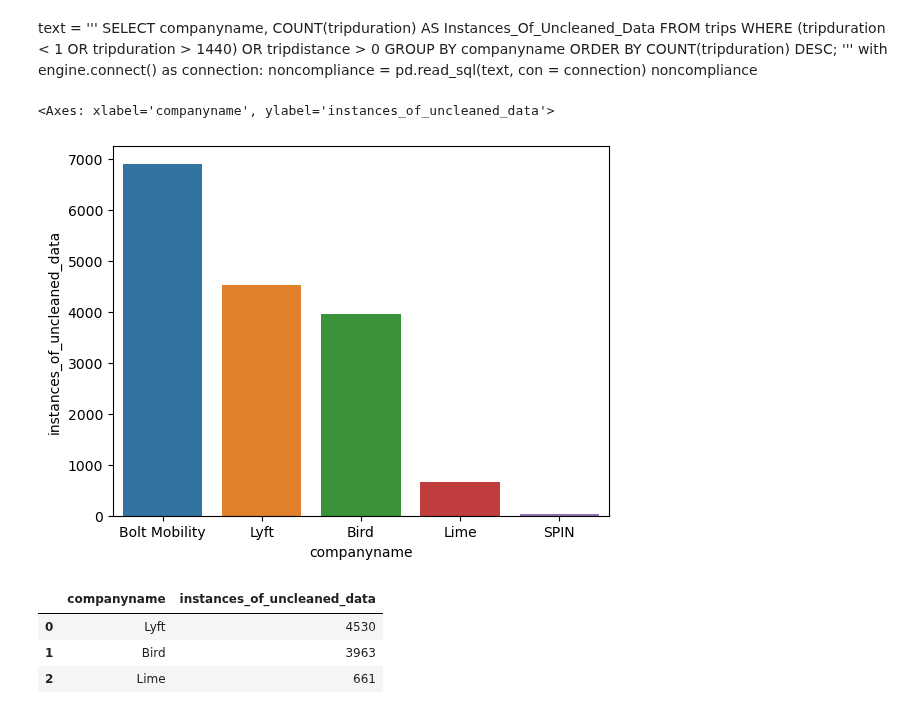
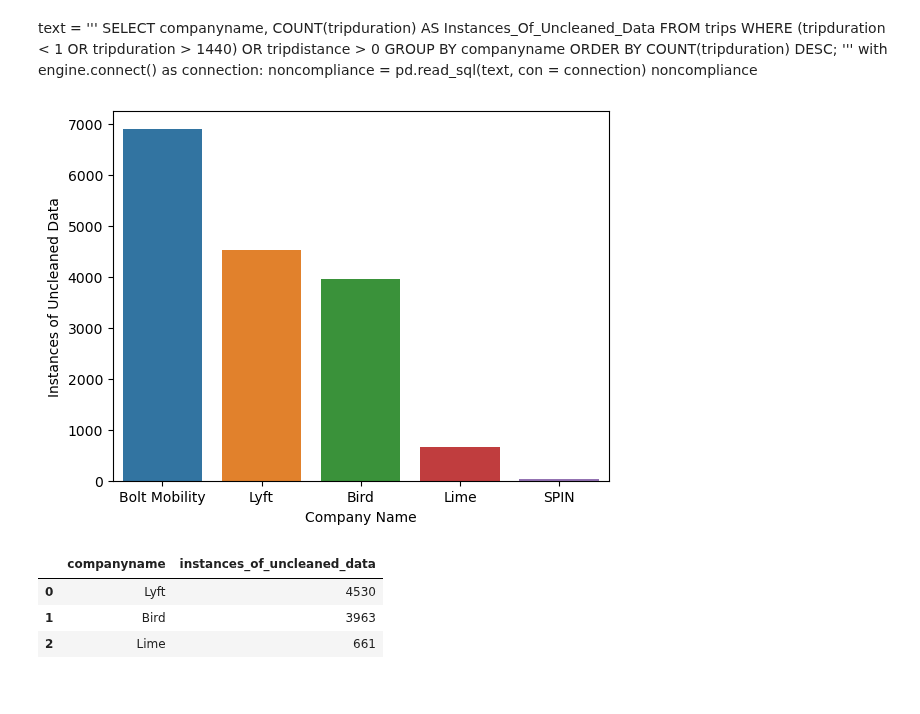
Before and after one commit to NSS-Data-Analytics-Cohort-10/scooters-group-6, a Jupyter notebook: notebook/scooters.ipynb, the cells around one changed output. Saved outputs shown, nothing was run; the diff lists cells and outputs as text; code cells hidden in the pictures.

Commit message:
More graphs for noncomliance

```diff
--- a/notebook/scooters.ipynb
+++ b/notebook/scooters.ipynb
@@ -187,3 +205,12 @@ sumdgroup_counts
 | 0 | 26529 | bicycle |
 | 1 | 59671463 | scooter |
 | 2 | 13716051 | Scooter |
+# %%
+text = '''
+SELECT DISTINCT sumdid, companyname
+FROM scooters
+WHERE sumdgroup <> 'bicycle' AND  costpermin = 0.3;
+'''
+with engine.connect() as connection:
+    expensive = pd.read_sql(text, con = connection)
+expensive
@@ -189,0 +231,13 @@ sumdgroup_counts
+# %%
+text = '''
+SELECT DISTINCT t.sumdid, t.companyname, t.tripdistance, t.tripduration, s.costpermin
+FROM trips t
+INNER JOIN scooters s
+ON(t.sumdid=s.sumdid AND t.startlatitude=s.latitude AND t.startlongitude=s.longitude)
+WHERE tripduration < 1440 and tripduration > 0 and s.costpermin > 0
+ORDER BY tripdistance DESC
+limit 10;
+'''
+with engine.connect() as connection:
+    expensive_trips = pd.read_sql(text, con = connection)
+expensive_trips
@@ -189,0 +260,12 @@ sumdgroup_counts
+# %%
+#Investigating on why I am finding a lot of duplicates.
+
+text = '''
+SELECT tripdistance, tripduration
+FROM trips
+WHERE tripduration < 1440 and sumdid = 'Powered2460'
+ORDER BY tripdistance DESC;
+'''
+with engine.connect() as connection:
+    expensive_trips = pd.read_sql(text, con = connection)
+expensive_trips
@@ -345,9 +447,11 @@ with engine.connect() as connection:
 noncompliance
 # %%
 sns.barplot(x=noncompliance['companyname'], y=noncompliance['instances_of_uncleaned_data'])
+plt.xlabel('Company Name')
+plt.ylabel('Instances of Uncleaned Data')
+plt.savefig(format='jpg', fname='uncleaned2')
 # %% [output]
-<Axes: xlabel='companyname', ylabel='instances_of_uncleaned_data'>
-[figure, old version]
+[figure, new version]
 # %%
 text = '''
 SELECT companyname, COUNT(tripduration) AS Instances_Of_Uncleaned_Data
```
Also changed, not shown: parts of 19 cells of this notebook, 3 other files.
